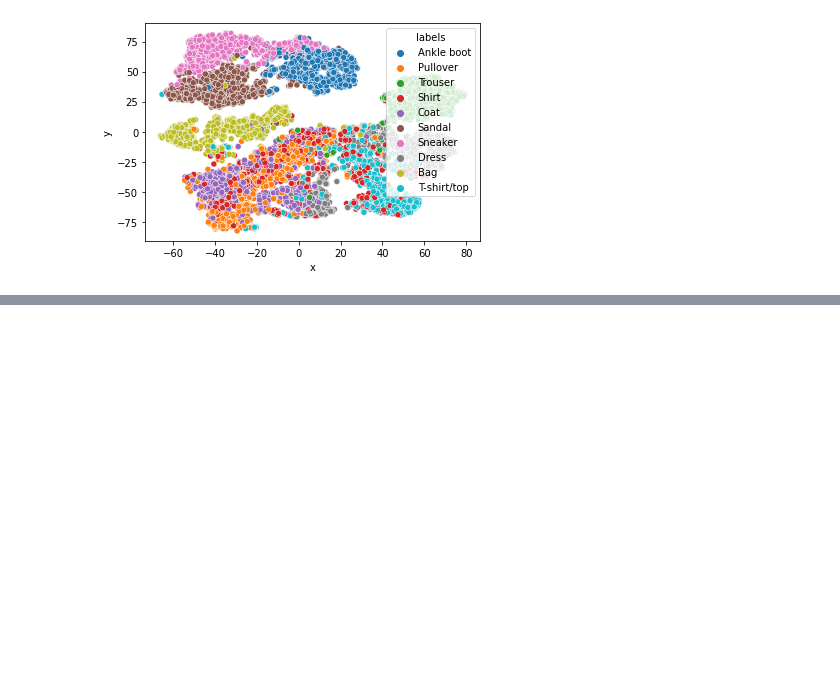
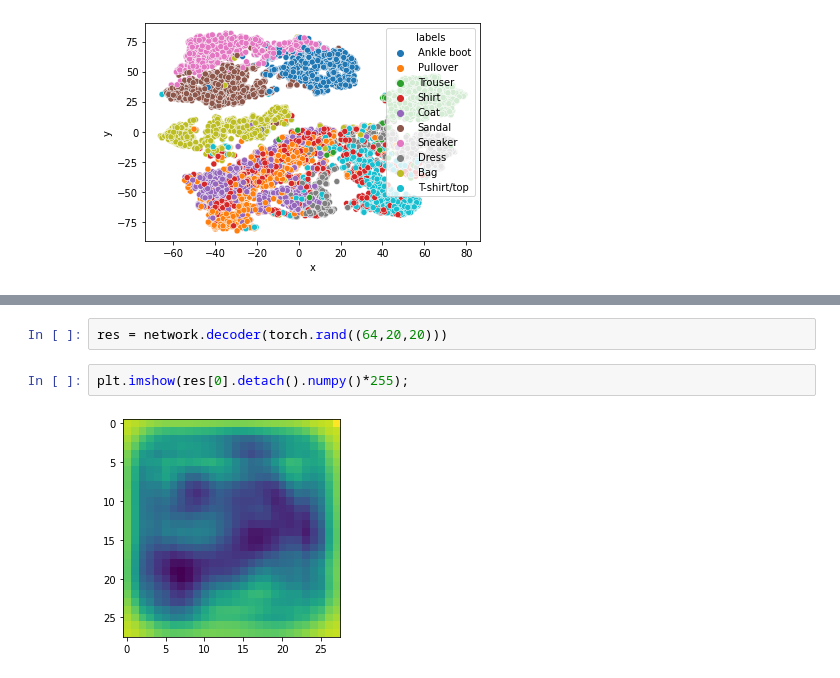
Before and after one commit to bdkech/ai_tutorial, a Jupyter notebook: 01-model_run-bdk.ipynb, the cells around one changed output, grey strips where cells are left out. Drawn from its saved outputs; the diff is of its cells as text; blank space fills up the shorter version.

```diff
--- a/01-model_run-bdk.ipynb
+++ b/01-model_run-bdk.ipynb
@@ -189,0 +172,6 @@ m.save('results_ae')
+# %%
+res = network.decoder(torch.rand((64,20,20)))
+# %%
+plt.imshow(res[0].detach().numpy()*255);
+# %% [output]
+[figure, added]
```
Also changed, not shown: parts of 11 cells of this notebook.
